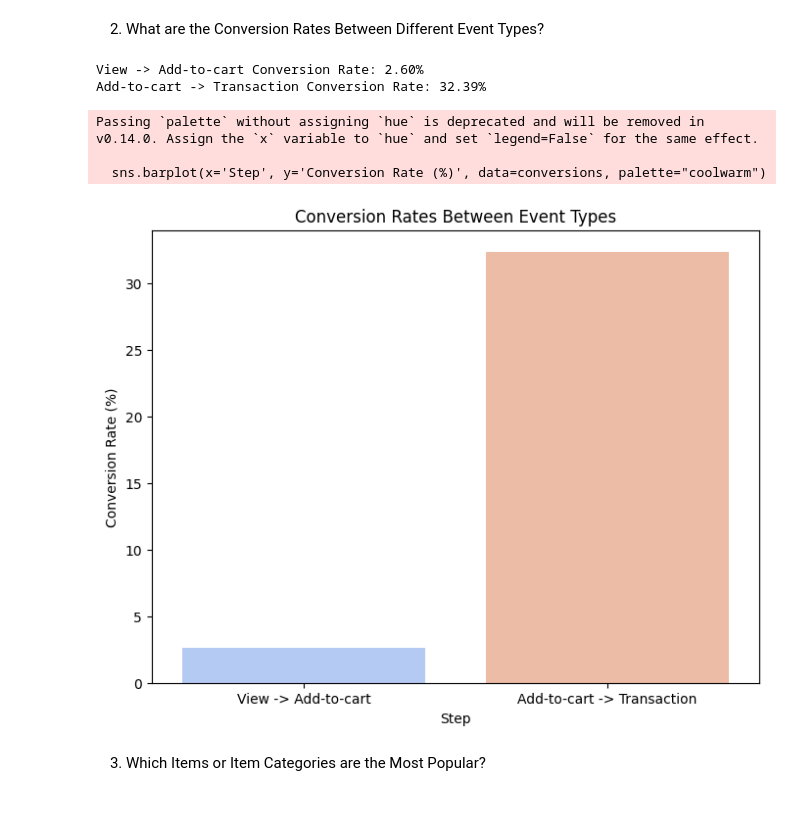
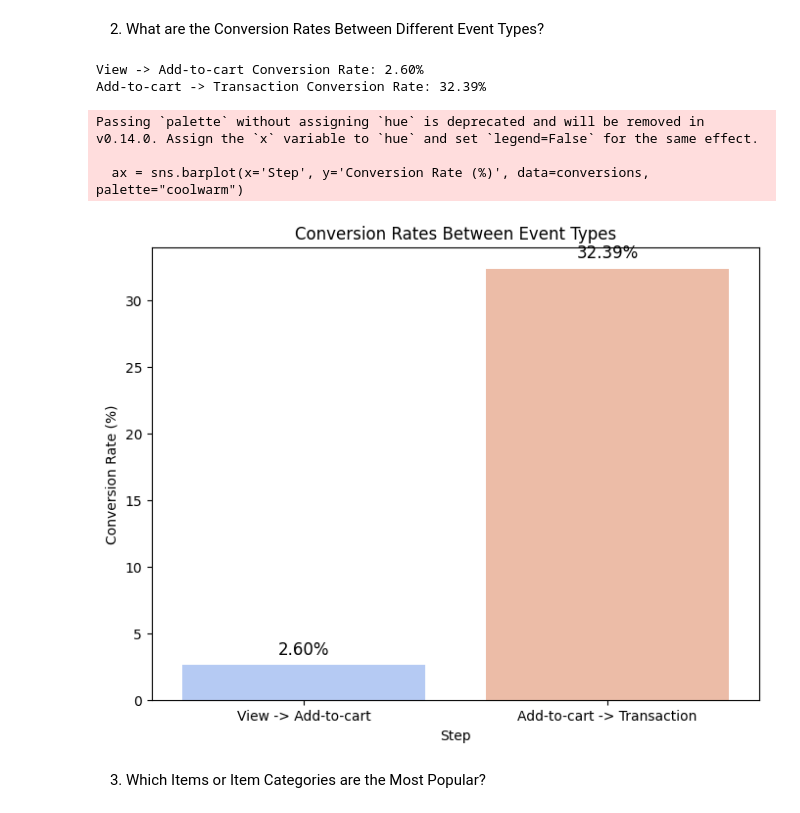
Before and after one commit to Victor-Osei/Recommendation_Systems, a Jupyter notebook: rs.ipynb, the cells around one changed output. Saved outputs shown, nothing was run; the diff lists cells and outputs as text; code cells hidden in the pictures.

```diff
--- a/rs.ipynb
+++ b/rs.ipynb
@@ -1681,35 +1681,47 @@ Passing `palette` without assigning `hue` is deprecated and will be removed in v
 # %% [markdown]
 2. What are the Conversion Rates Between Different Event Types?
 # %%
+import pandas as pd
+import matplotlib.pyplot as plt
+import seaborn as sns
+
 # Compute total counts for each event type
 total_views = len(events[events['event'] == 'view'])
 total_addtocart = len(events[events['event'] == 'addtocart'])
 total_transaction = len(events[events['event'] == 'transaction'])
 
 conversion_view_to_add = total_addtocart / total_views * 100 if total_views > 0 else 0
 conversion_add_to_trans = total_transaction / total_addtocart * 100 if total_addtocart > 0 else 0
 
 print(f"View -> Add-to-cart Conversion Rate: {conversion_view_to_add:.2f}%")
 print(f"Add-to-cart -> Transaction Conversion Rate: {conversion_add_to_trans:.2f}%")
 
-# Plot the conversion rates
+# Prepare the DataFrame for plotting
 conversions = pd.DataFrame({
     'Step': ['View -> Add-to-cart', 'Add-to-cart -> Transaction'],
     'Conversion Rate (%)': [conversion_view_to_add, conversion_add_to_trans]
 })
 
 plt.figure(figsize=(8,6))
-sns.barplot(x='Step', y='Conversion Rate (%)', data=conversions, palette="coolwarm")
+ax = sns.barplot(x='Step', y='Conversion Rate (%)', data=conversions, palette="coolwarm")
 plt.title("Conversion Rates Between Event Types")
 plt.ylabel("Conversion Rate (%)")
+
+# Annotate each bar with its conversion rate percentage
+for p in ax.patches:
+    rate = p.get_height()
+    ax.annotate(f'{rate:.2f}%',
+                (p.get_x() + p.get_width() / 2., rate),
+                ha='center', va='bottom', fontsize=12, color='black', xytext=(0, 5), textcoords='offset points')
+
 plt.show()
 # %% [output]
 View -> Add-to-cart Conversion Rate: 2.60%
 Add-to-cart -> Transaction Conversion Rate: 32.39%
 Passing `palette` without assigning `hue` is deprecated and will be removed in v0.14.0. Assign the `x` variable to `hue` and set `legend=False` for the same effect.
 
-  sns.barplot(x='Step', y='Conversion Rate (%)', data=conversions, palette="coolwarm")
+  ax = sns.barplot(x='Step', y='Conversion Rate (%)', data=conversions, palette="coolwarm")
-[figure, old version]
+[figure, new version]
 # %% [markdown]
 3. Which Items or Item Categories are the Most Popular?
 # %%
```
